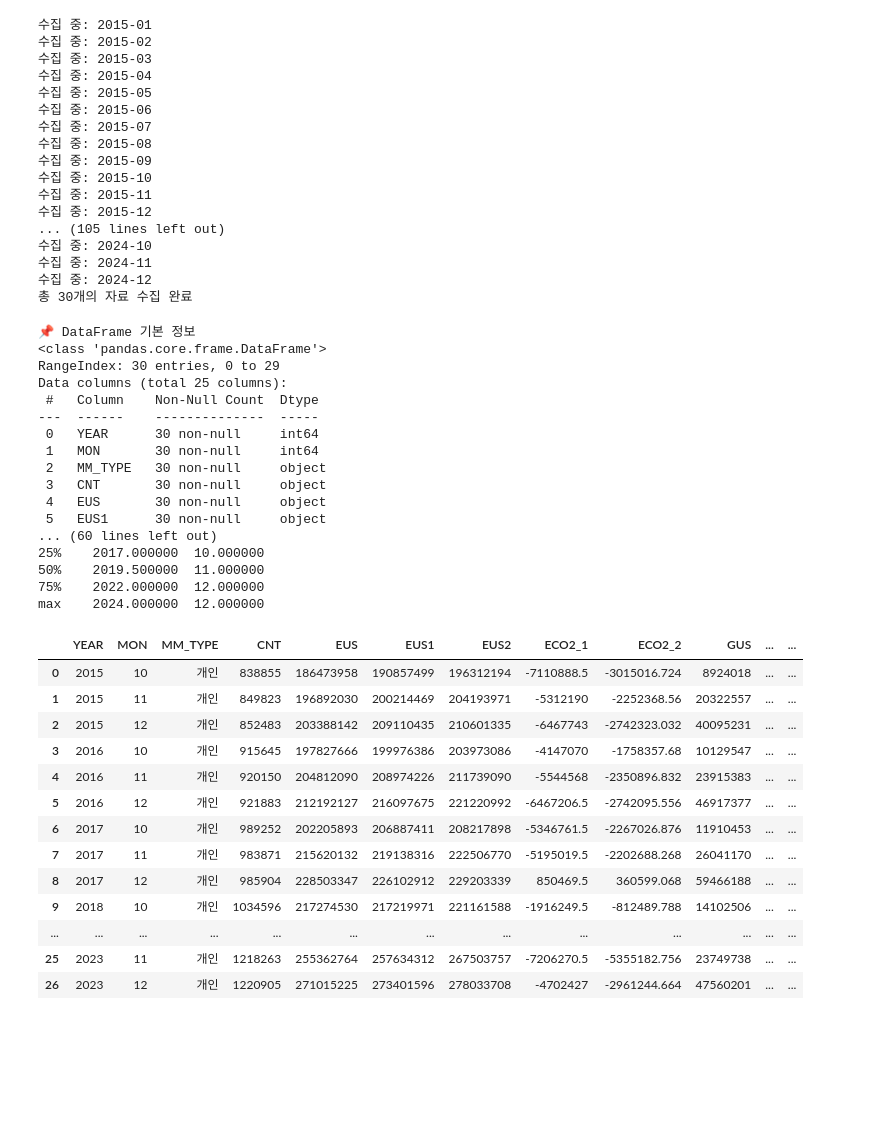
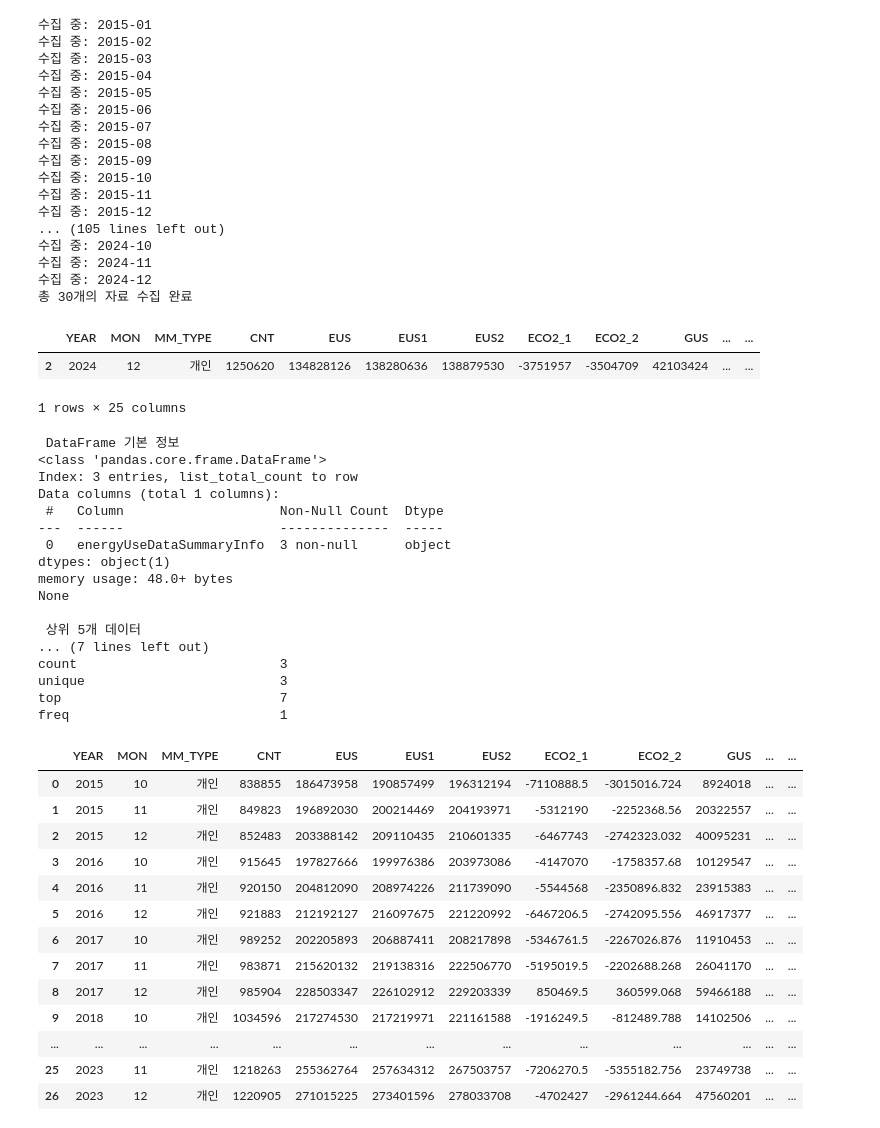
Before and after one commit to BaekJeongsuk/Data-Analysis-with-Open-Source, a Jupyter notebook: 오픈소스_데이터_분석_5강.ipynb, the cells around one changed output. Saved outputs shown, nothing was run; the diff lists cells and outputs as text; code cells hidden in the pictures; blank space fills up the shorter version.

```diff
--- a/오픈소스_데이터_분석_5강.ipynb
+++ b/오픈소스_데이터_분석_5강.ipynb
@@ -158,7 +158,7 @@ def get_year_months():
     year_months = []
     for year in range(2015, 2024+1):
         for month in range(1, 12+1):
-            year_months_append(f'{year}{month:02d}')
+            year_months.append(f'{year}{month:02d}')
     return year_months
 
 reponses = []
@@ -168,0 +211,26 @@ SyntaxError: incomplete input (ipython-input-1520381860.py, line 10)
+# %%
+import requests
+
+def get_year_months():
+    year_months = []
+    for year in range(2015, 2024+1):
+        for month in range(1, 12+1):
+            year_months.append(f'{year}{month:02d}')
+    return year_months
+
+api_key = '72557745436261653436656d5a764d'
+responses = []
+
+for year_month in get_year_months():
+    year = year_month[:4]
+    month = year_month[4:]
+
+    url = f"http://openapi.seoul.go.kr:8088/{api_key}/json/energyUseDataSummaryInfo/1/100/{year}/{month}"
+
+    try:
+        response = requests.get(url)
+        if response.status_code == 200:
+           print(f"{year}-{month} api 호출 성공")
+           print(response.json())
+    except Exception as e:
+        print(f"{year}-{month} api 호출 실패: {e}")
@@ -426,43 +532,48 @@ print(f"총 {len(data_list)}개의 자료 수집 완료")
 # %%
 import pandas as pd
 
 ## requests로부터 response, body, item 항목 읽기
 data = response.json()['energyUseDataSummaryInfo']['row']
 df = pd.DataFrame(data)
 df_personal = df[df['MM_TYPE'] == '개인']
+df_personal
+# %% [output]
+|  | YEAR | MON | MM_TYPE | CNT | EUS | EUS1 | EUS2 | ECO2_1 | ECO2_2 | GUS | ... | ... |
+| 2 | 2024 | 12 | 개인 | 1250620 | 134828126 | 138280636 | 138879530 | -3751957 | -3504709 | 42103424 | ... | ... |
+1 rows × 25 columns
 # %%
 import pandas as pd
-
+data_list = response.json()
 # DataFrame 변환
 df = pd.DataFrame(data_list)
 
 # 기본 정보 출력
-print("\n📌 DataFrame 기본 정보")
+print("\n DataFrame 기본 정보")
 print(df.info())
 
-print("\n📌 상위 5개 데이터")
+print("\n 상위 5개 데이터")
 print(df.head())
 
-print("\n📌 숫자형 컬럼 요약 통계")
+print("\n 숫자형 컬럼 요약 통계")
 print(df.describe())
 # %% [output]
-📌 DataFrame 기본 정보
+ DataFrame 기본 정보
 <class 'pandas.core.frame.DataFrame'>
-RangeIndex: 30 entries, 0 to 29
-Data columns (total 25 columns):
- #   Column    Non-Null Count  Dtype
----  ------    --------------  -----
- 0   YEAR      30 non-null     int64
- 1   MON       30 non-null     int64
- 2   MM_TYPE   30 non-null     object
- 3   CNT       30 non-null     object
- 4   EUS       30 non-null     object
- 5   EUS1      30 non-null     object
-... (60 lines left out)
-25%    2017.000000  10.000000
-50%    2019.500000  11.000000
-75%    2022.000000  12.000000
-max    2024.000000  12.000000
+Index: 3 entries, list_total_count to row
+Data columns (total 1 columns):
+ #   Column                    Non-Null Count  Dtype
+---  ------                    --------------  -----
+ 0   energyUseDataSummaryInfo  3 non-null      object
+dtypes: object(1)
+memory usage: 48.0+ bytes
+None
+
+ 상위 5개 데이터
+... (7 lines left out)
+count                          3
+unique                         3
+top                            7
+freq                           1
 # %%
 import pandas as pd
 
```
Also changed, not shown: parts of 4 cells of this notebook.
